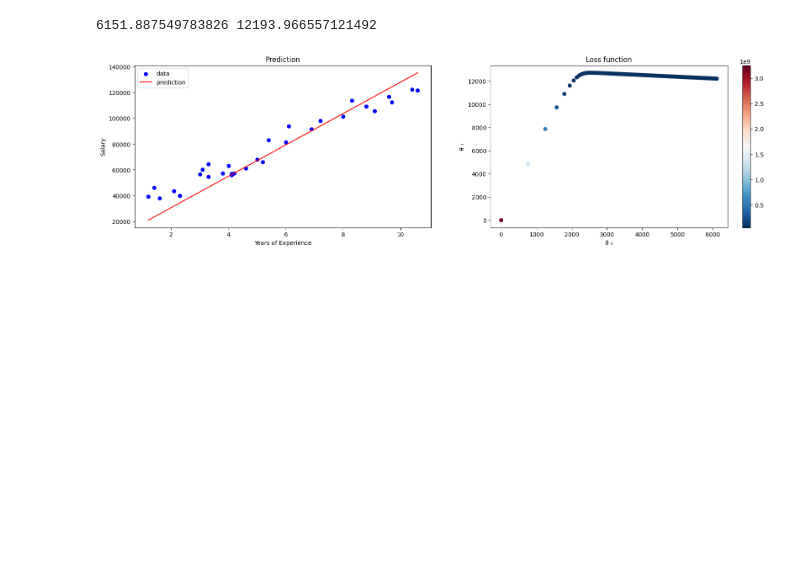
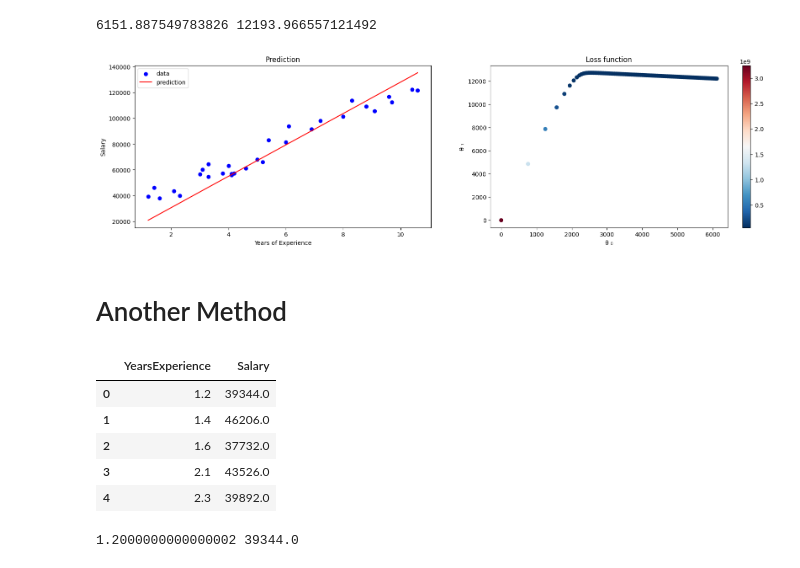
Before and after one commit to tkC0ding/LinearRegression, a Jupyter notebook: Linear_Regression.ipynb, the cells around one changed output. Saved outputs shown, nothing was run; the diff lists cells and outputs as text; code cells hidden in the pictures; blank space fills up the shorter version.

Commit message:
Updated Code File
Added another way of implementation

```diff
--- a/Linear_Regression.ipynb
+++ b/Linear_Regression.ipynb
@@ -88,3 +88,5 @@ fig.show()
 # %% [output]
 6151.887549783826 12193.966557121492
 [figure]
+# %% [markdown]
+# Another Method
@@ -90,0 +122,9 @@ fig.show()
+# %%
+df.head()
+# %% [output]
+|  | YearsExperience | Salary |
+| 0 | 1.2 | 39344.0 |
+| 1 | 1.4 | 46206.0 |
+| 2 | 1.6 | 37732.0 |
+| 3 | 2.1 | 43526.0 |
+| 4 | 2.3 | 39892.0 |
@@ -90,0 +138,6 @@ fig.show()
+# %%
+a = X.iloc[0]
+b = Y.iloc[0]
+print(a,b)
+# %% [output]
+1.2000000000000002 39344.0
```
Also changed, not shown: parts of 7 cells of this notebook.
